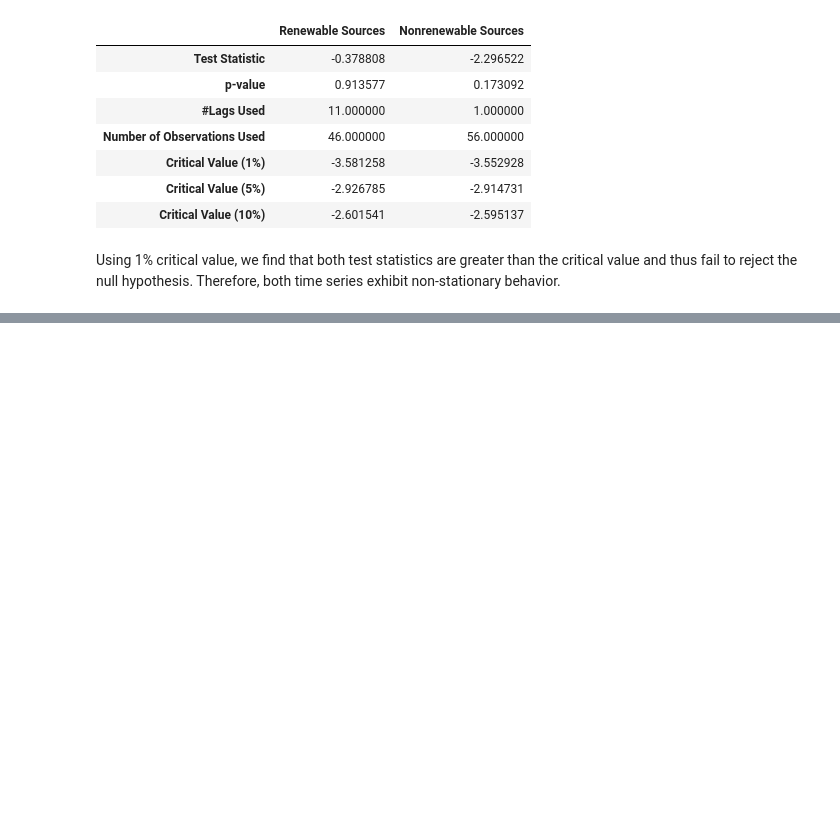
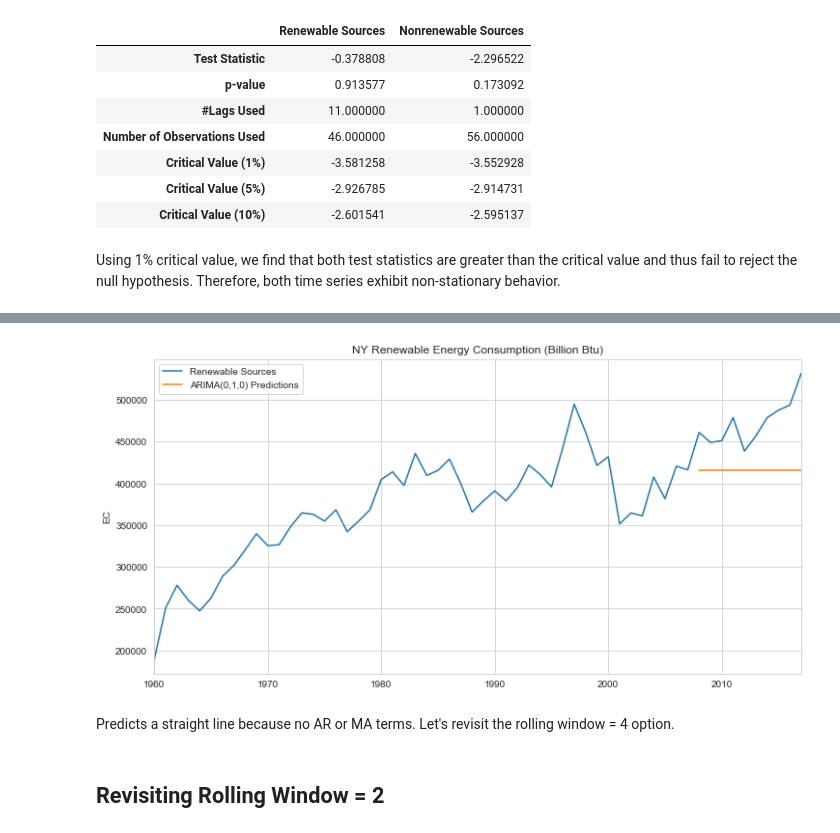
Before and after one commit to msanchez-ayala/energy-consumption, a Jupyter notebook: eda_modeling_experimentation.ipynb, the cells around one changed output, grey strips where cells are left out. Cells and saved outputs as stored; diff of their text form; code cells hidden in the pictures; blank space fills up the shorter version.

```diff
--- a/eda_modeling_experimentation.ipynb
+++ b/eda_modeling_experimentation.ipynb
@@ -861,0 +1009,3 @@ plt.tight_layout()
+# %%
+r_train = r_ts[:-10]
+r_test = r_ts[-10:]
@@ -861,0 +1044,6 @@ plt.tight_layout()
+# %%
+r_model = sm.tsa.statespace.SARIMAX(r_train,
+                                order=(0,1,0),
+                            )
+results = r_model.fit()
+print(results.summary())
@@ -861,0 +1069,20 @@ plt.tight_layout()
+# %%
+start=len(r_train)
+end=len(r_train)+len(r_test)-1
+predictions = results.predict(start=start, end=end, dynamic=False).rename('ARIMA(0,1,0) Predictions')
+
+# Plot predictions against known values
+title = 'NY Renewable Energy Consumption (Billion Btu)'
+ylabel='EC'
+xlabel=''
+
+ax = r_ts.plot(legend=True,figsize=(12,6),title=title)
+predictions.plot(legend=True)
+ax.autoscale(axis='x',tight=True)
+ax.set(xlabel=xlabel, ylabel=ylabel);
+# %% [output]
+[figure, added]
+# %% [markdown]
+Predicts a straight line because no AR or MA terms. Let's revisit the rolling window = 4 option.
+# %% [markdown]
+## Revisiting Rolling Window = 2
```
Also changed, not shown: parts of 54 cells of this notebook.
